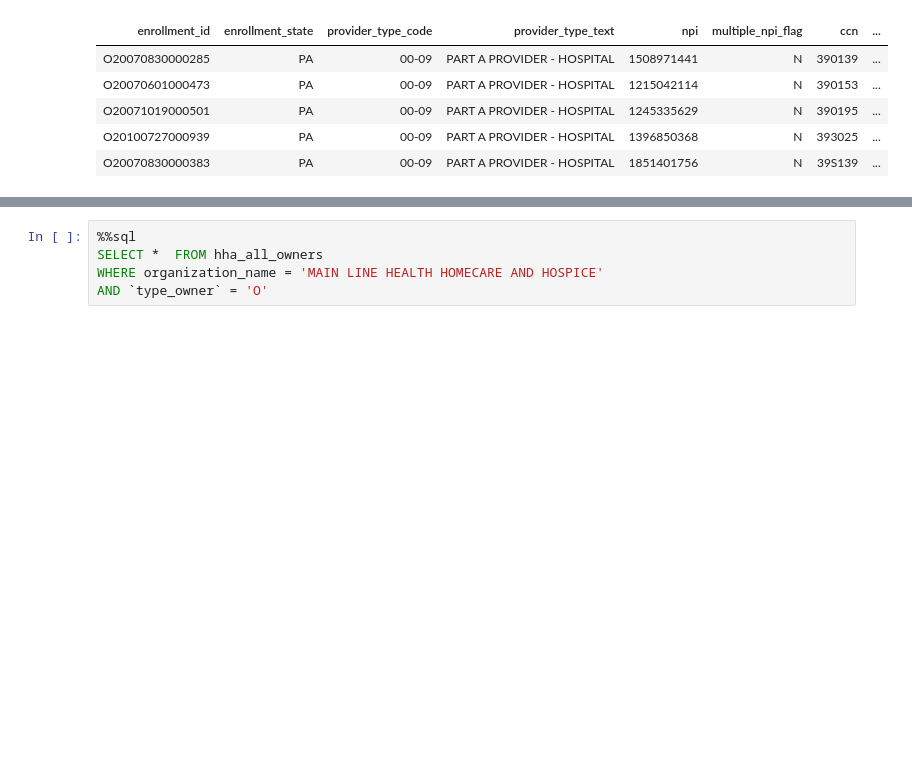
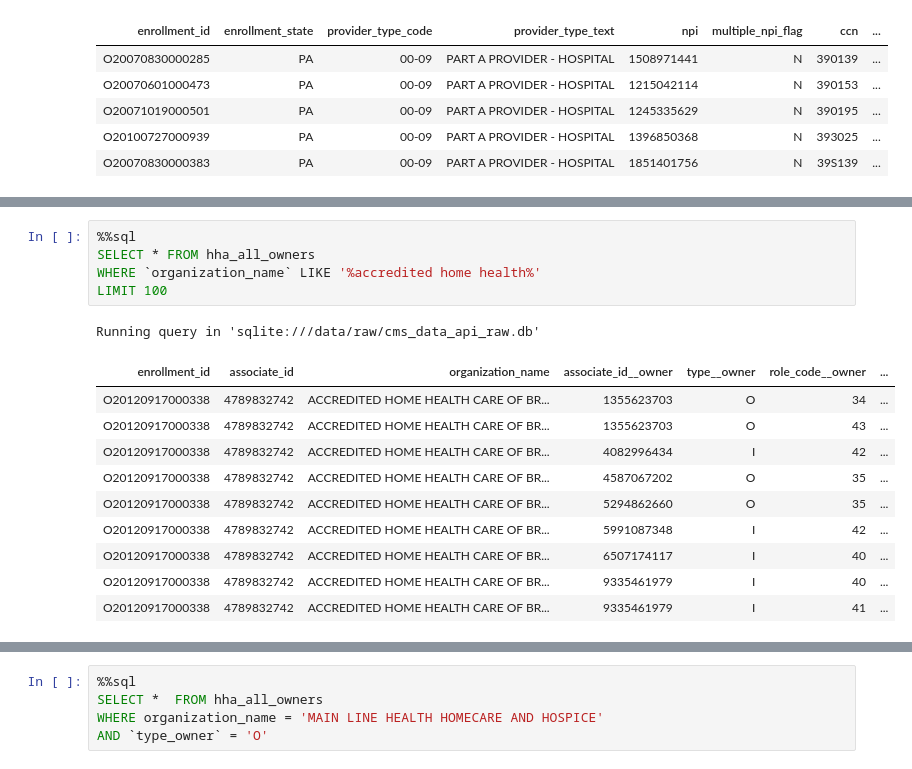
Before and after one commit to onefact/network, a Jupyter notebook: explore/notebooks/philly_area_hospital_systems.ipynb, the cells around one changed output, grey strips where cells are left out. Cells and saved outputs as stored; diff of their text form; blank space fills up the shorter version.

```diff
--- a/explore/notebooks/philly_area_hospital_systems.ipynb
+++ b/explore/notebooks/philly_area_hospital_systems.ipynb
@@ -63,3 +92,20 @@ Running query in 'sqlite:///data/raw/cms_data_api_raw.db'
+# %%
+%%sql
+SELECT * FROM hha_all_owners
+WHERE `organization_name` LIKE '%accredited home health%'
+LIMIT 100
+# %% [output]
+Running query in 'sqlite:///data/raw/cms_data_api_raw.db'
+| enrollment_id | associate_id | organization_name | associate_id__owner | type__owner | role_code__owner | ... |
+| O20120917000338 | 4789832742 | ACCREDITED HOME HEALTH CARE OF BR... | 1355623703 | O | 34 | ... |
+| O20120917000338 | 4789832742 | ACCREDITED HOME HEALTH CARE OF BR... | 1355623703 | O | 43 | ... |
+| O20120917000338 | 4789832742 | ACCREDITED HOME HEALTH CARE OF BR... | 4082996434 | I | 42 | ... |
+| O20120917000338 | 4789832742 | ACCREDITED HOME HEALTH CARE OF BR... | 4587067202 | O | 35 | ... |
+| O20120917000338 | 4789832742 | ACCREDITED HOME HEALTH CARE OF BR... | 5294862660 | O | 35 | ... |
+| O20120917000338 | 4789832742 | ACCREDITED HOME HEALTH CARE OF BR... | 5991087348 | I | 42 | ... |
+| O20120917000338 | 4789832742 | ACCREDITED HOME HEALTH CARE OF BR... | 6507174117 | I | 40 | ... |
+| O20120917000338 | 4789832742 | ACCREDITED HOME HEALTH CARE OF BR... | 9335461979 | I | 40 | ... |
+| O20120917000338 | 4789832742 | ACCREDITED HOME HEALTH CARE OF BR... | 9335461979 | I | 41 | ... |
 # %%
 %%sql
 SELECT DISTINCT `associate_id_owner` FROM hospital_all_owners o
```
Also changed, not shown: parts of 6 cells of this notebook, 4 other files.
